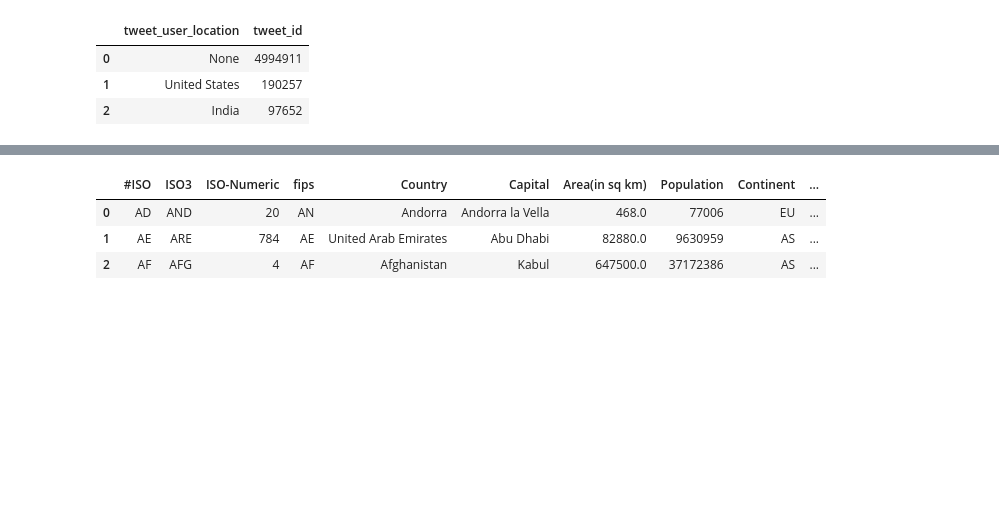
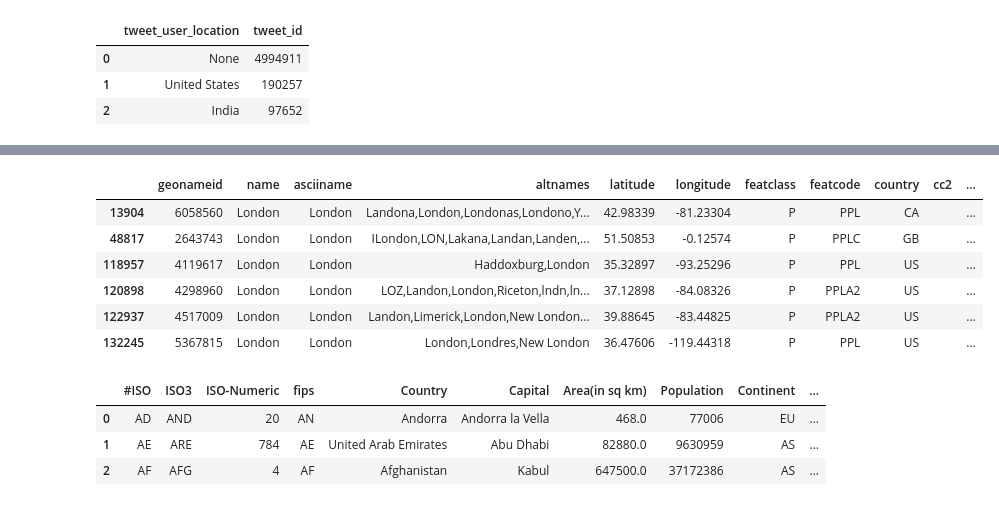
Before and after one commit to chumlab/covid19project, a Jupyter notebook: experimentation.ipynb, the cells around one changed output, grey strips where cells are left out. Cells and saved outputs as stored; diff of their text form; code cells hidden in the pictures; blank space fills up the shorter version.

Commit message:
Cleanup, wip get_city()

```diff
--- a/experimentation.ipynb
+++ b/experimentation.ipynb
@@ -47,6 +47,19 @@ cities_df.head(3)
 | 0 | 3039154 | El Tarter | El Tarter | Ehl Tarter,Эл Тартер | 42.57952 | 1.65362 | P | PPL | AD |  | ... |
 | 1 | 3039163 | Sant Julià de Lòria | Sant Julia de Loria | San Julia,San Julià,Sant Julia de... | 42.46372 | 1.49129 | P | PPLA | AD |  | ... |
 | 2 | 3039604 | Pas de la Casa | Pas de la Casa | Pas de la Kasa,Пас де ла Каса | 42.54277 | 1.73361 | P | PPL | AD |  | ... |
+# %%
+# Test cities finding
+# as-is
+city_test = cities_df[(cities_df['name'] == 'London')]
+city_test
+# %% [output]
+|  | geonameid | name | asciiname | altnames | latitude | longitude | featclass | featcode | country | cc2 | ... |
+| 13904 | 6058560 | London | London | Landona,London,Londonas,Londono,Y... | 42.98339 | -81.23304 | P | PPL | CA |  | ... |
+| 48817 | 2643743 | London | London | ILondon,LON,Lakana,Landan,Landen,... | 51.50853 | -0.12574 | P | PPLC | GB |  | ... |
+| 118957 | 4119617 | London | London | Haddoxburg,London | 35.32897 | -93.25296 | P | PPL | US |  | ... |
+| 120898 | 4298960 | London | London | LOZ,Landon,London,Riceton,lndn,ln... | 37.12898 | -84.08326 | P | PPLA2 | US |  | ... |
+| 122937 | 4517009 | London | London | Landon,Limerick,London,New London... | 39.88645 | -83.44825 | P | PPLA2 | US |  | ... |
+| 132245 | 5367815 | London | London | London,Londres,New London | 36.47606 | -119.44318 | P | PPL | US |  | ... |
 # %%
 # GeoNames (Countries info)
 # https://download.geonames.org/export/dump/countryInfo.txt
```
Also changed, not shown: parts of 6 cells of this notebook.
